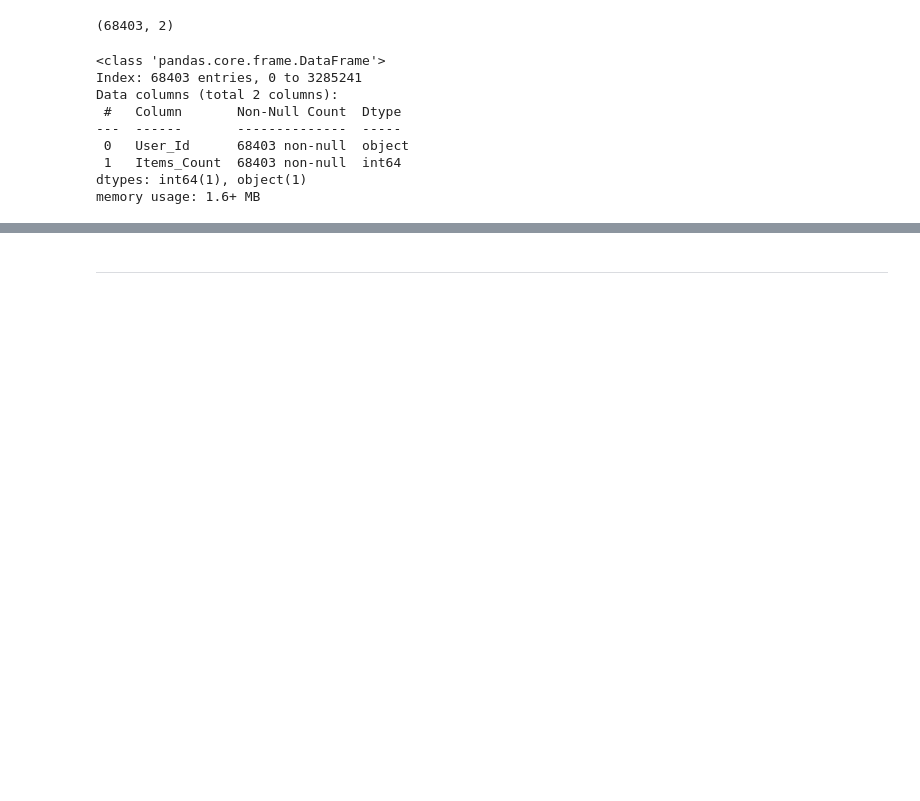
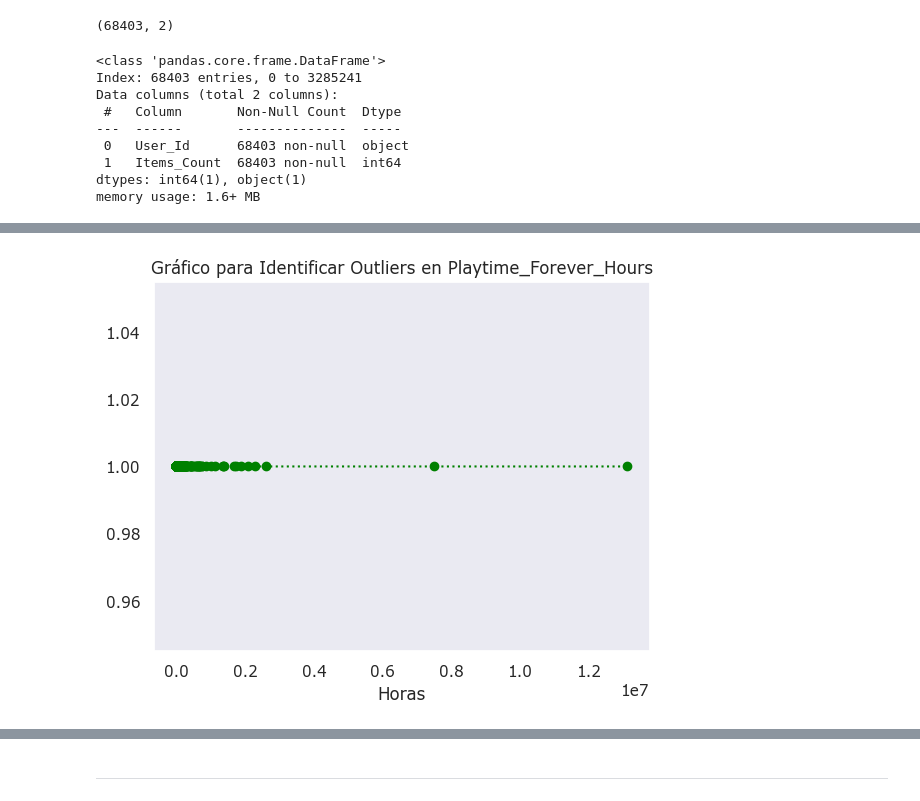
Before and after one commit to DavidssonGon/PI_ML_OPS_STEAM_DSFT17, a Jupyter notebook: EDA.ipynb, the cells around one changed output, grey strips where cells are left out. Drawn from its saved outputs; the diff is of its cells as text; code cells hidden in the pictures; blank space fills up the shorter version.

```diff
--- a/EDA.ipynb
+++ b/EDA.ipynb
@@ -296,0 +350,4 @@ memory usage: 1.6+ MB
+# %%
+# Se filtra a un nuevo Data Frame estos campos para tener únicos de "Item_Name" y las horas acumuladas jugadas a ese Item
+items_hours = df_items.groupby(['Item_Name', 'Item_Id'], as_index=False)['Playtime_Forever_Hours'].sum()
+items_hours.head()
@@ -296,0 +379,18 @@ memory usage: 1.6+ MB
+# %%
+# Se crea una coolumna que contiene solamente los valores de 'Items_hours'
+columna_hours = items_hours['Playtime_Forever_Hours']
+# Se ordena la columna para tener una línea recta
+columna_numerica_sorted = columna_hours.sort_values()
+
+# Se crea el gráfico de línea
+plt.plot(columna_numerica_sorted, [1] * len(columna_numerica_sorted), marker='o', linestyle=':', color='green')
+
+# Se añade etiquetas y título
+plt.title('Gráfico para Identificar Outliers en Playtime_Forever_Hours')
+plt.xlabel('Horas')
+plt.ylabel('')
+
+# Se muestra el gráfico
+plt.show()
+# %% [output]
+[figure, added]
```
Also changed, not shown: parts of 31 cells of this notebook, 1 other file.
